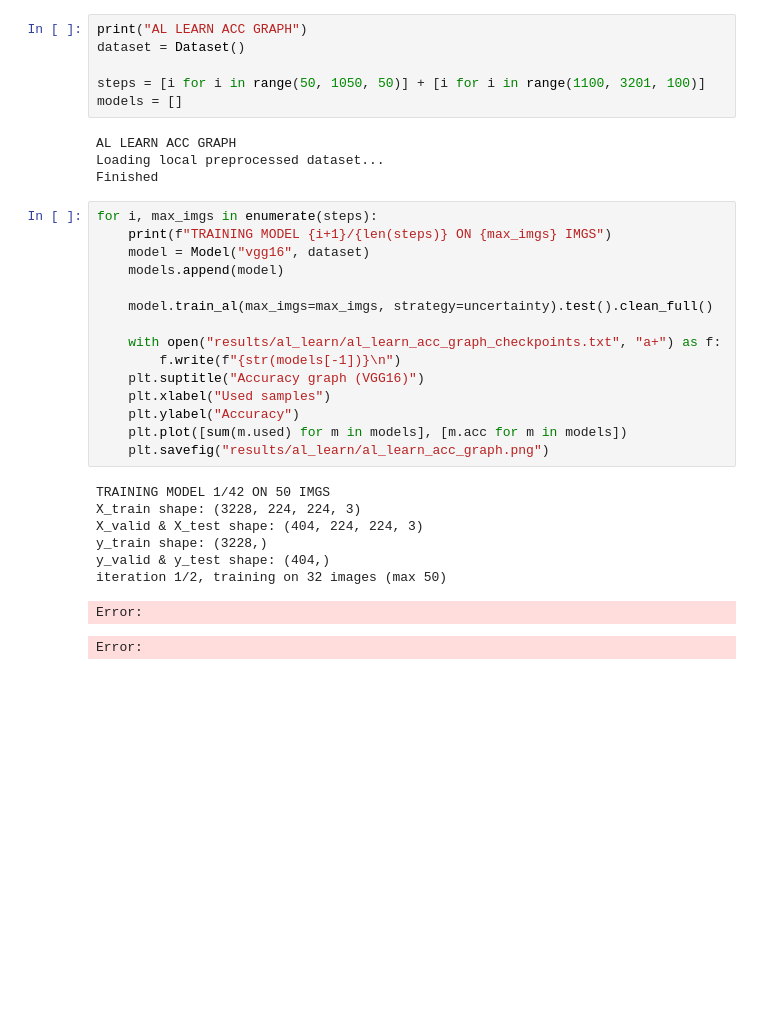
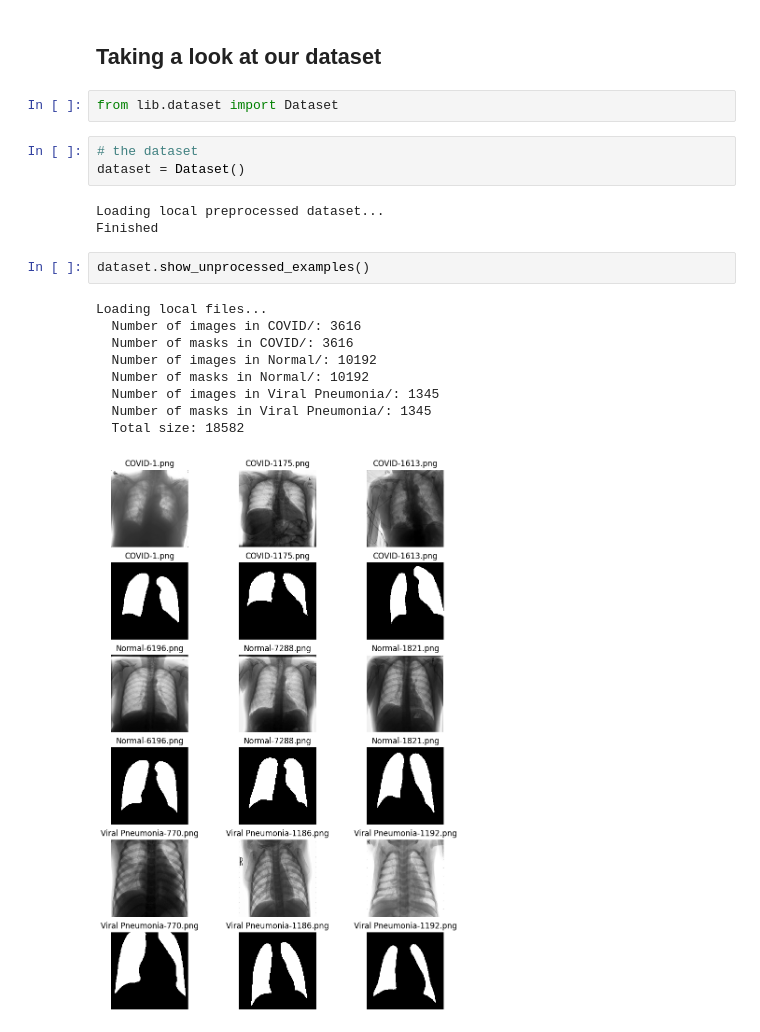
Before and after one commit to QuintenVervynck/Active-Machine-Learning-Lung-Scans, a Jupyter notebook: notebooks/00_testbook.ipynb, the cells around one changed output. Saved outputs shown, nothing was run; the diff lists cells and outputs as text; blank space fills up the shorter version.

```diff
--- a/notebooks/00_testbook.ipynb
+++ b/notebooks/00_testbook.ipynb
@@ -8,34 +1,22 @@ from lib.queries import uncertainty
-# %%
-print("AL LEARN ACC GRAPH")
-dataset = Dataset()
-
-steps = [i for i in range(50, 1050, 50)] + [i for i in range(1100, 3201, 100)]
-models = []
-# %% [output]
-AL LEARN ACC GRAPH
-Loading local preprocessed dataset...
-Finished
-# %%
-for i, max_imgs in enumerate(steps):
-    print(f"TRAINING MODEL {i+1}/{len(steps)} ON {max_imgs} IMGS")
-    model = Model("vgg16", dataset)
-    models.append(model)
-
-    model.train_al(max_imgs=max_imgs, strategy=uncertainty).test().clean_full()
-
-    with open("results/al_learn/al_learn_acc_graph_checkpoints.txt", "a+") as f:
-        f.write(f"{str(models[-1])}\n")
-    plt.suptitle("Accuracy graph (VGG16)")
-    plt.xlabel("Used samples")
-    plt.ylabel("Accuracy")
-    plt.plot([sum(m.used) for m in models], [m.acc for m in models])
-    plt.savefig("results/al_learn/al_learn_acc_graph.png")
-# %% [output]
-TRAINING MODEL 1/42 ON 50 IMGS
-X_train shape: (3228, 224, 224, 3)
-X_valid & X_test shape: (404, 224, 224, 3)
-y_train shape: (3228,)
-y_valid & y_test shape: (404,)
-iteration 1/2, training on 32 images (max 50)
-Error:
-Error:
+# %% [markdown]
+## Taking a look at our dataset
+# %%
+from lib.dataset import Dataset
+# %%
+# the dataset
+dataset = Dataset()
+# %% [output]
+Loading local preprocessed dataset...
+Finished
+# %%
+dataset.show_unprocessed_examples()
+# %% [output]
+Loading local files...
+  Number of images in COVID/: 3616
+  Number of masks in COVID/: 3616
+  Number of images in Normal/: 10192
+  Number of masks in Normal/: 10192
+  Number of images in Viral Pneumonia/: 1345
+  Number of masks in Viral Pneumonia/: 1345
+  Total size: 18582
+[figure, added]
```
Also changed, not shown: parts of 11 cells of this notebook, 12 other files.
